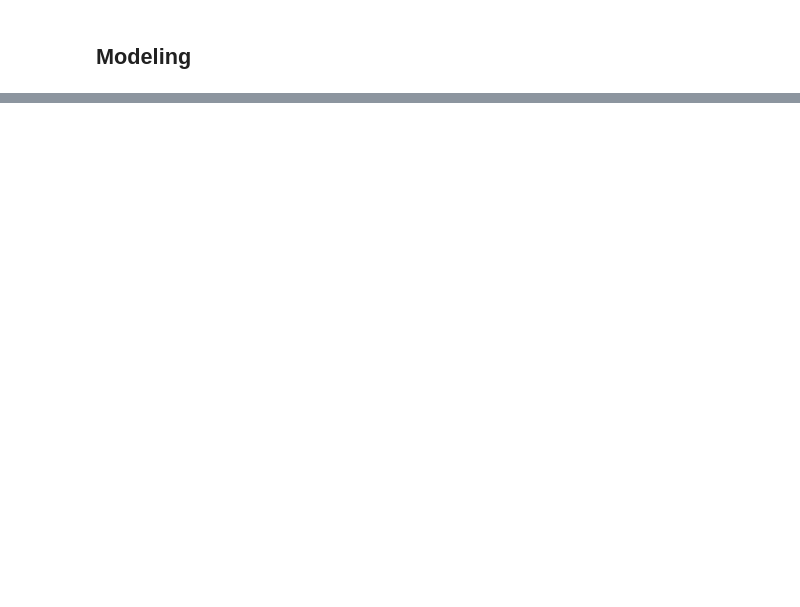
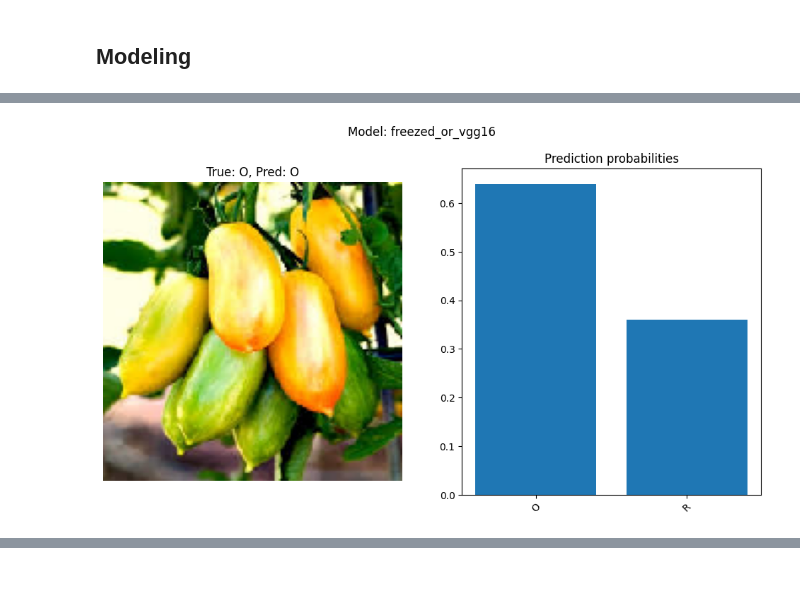
Before and after one commit to fridrichmrtn/ibm-ai-engineering, a Jupyter notebook: 03_deeplearning_keras_tf/final_project/final_project.ipynb, the cells around one changed output, grey strips where cells are left out. Cells and saved outputs as stored; diff of their text form; code cells hidden in the pictures; blank space fills up the shorter version.

```diff
--- a/03_deeplearning_keras_tf/final_project/final_project.ipynb
+++ b/03_deeplearning_keras_tf/final_project/final_project.ipynb
@@ -276,0 +340,4 @@ freezed_model.model.evaluate(data.test_generator)
+# %%
+freezed_model.plot_test_prediction(index=1);
+# %% [output]
+[figure, added]
```
Also changed, not shown: parts of 14 cells of this notebook.
